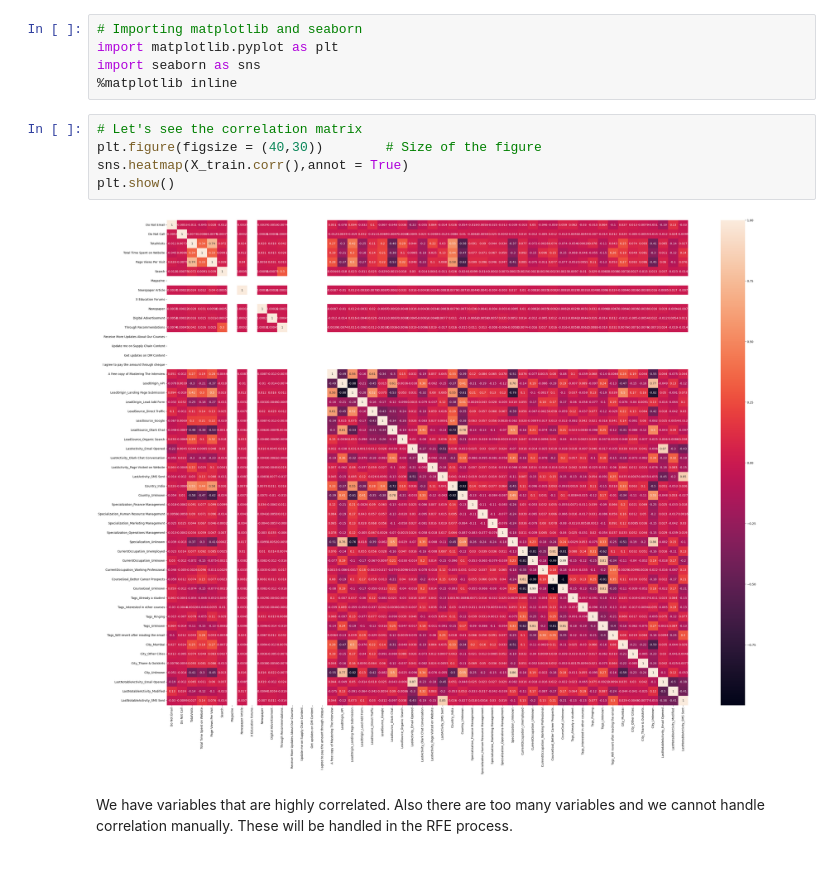
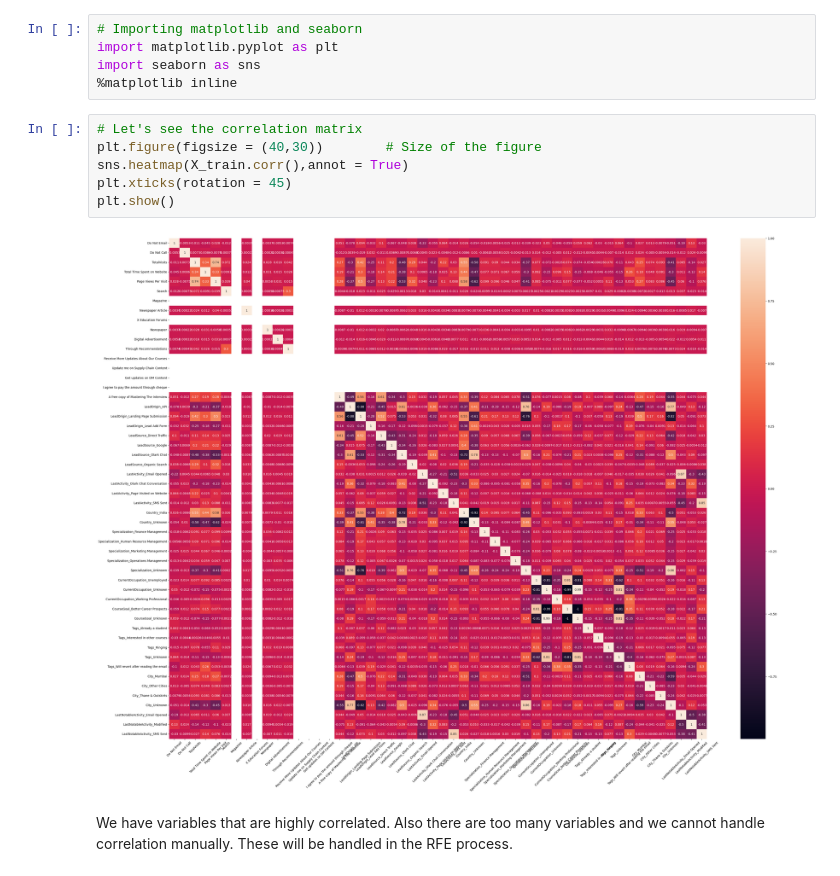
Before and after one commit to thaneeshshanand/lead-scoring-case-study, a Jupyter notebook: LeadScoringCaseStudy.ipynb, the cells around one changed output. Cells and saved outputs as stored; diff of their text form.

```diff
--- a/LeadScoringCaseStudy.ipynb
+++ b/LeadScoringCaseStudy.ipynb
@@ -655,10 +655,11 @@ import seaborn as sns
 # %%
 # Let's see the correlation matrix
 plt.figure(figsize = (40,30))        # Size of the figure
 sns.heatmap(X_train.corr(),annot = True)
+plt.xticks(rotation = 45)
 plt.show()
 # %% [output]
-[figure, old version]
+[figure, new version]
 # %% [markdown]
 We have variables that are highly correlated.  Also there are too many variables and we cannot handle correlation manually.  These will be handled in the RFE process.
 # %% [markdown]
```
Also changed, not shown: parts of 4 cells of this notebook, 3 other files.
